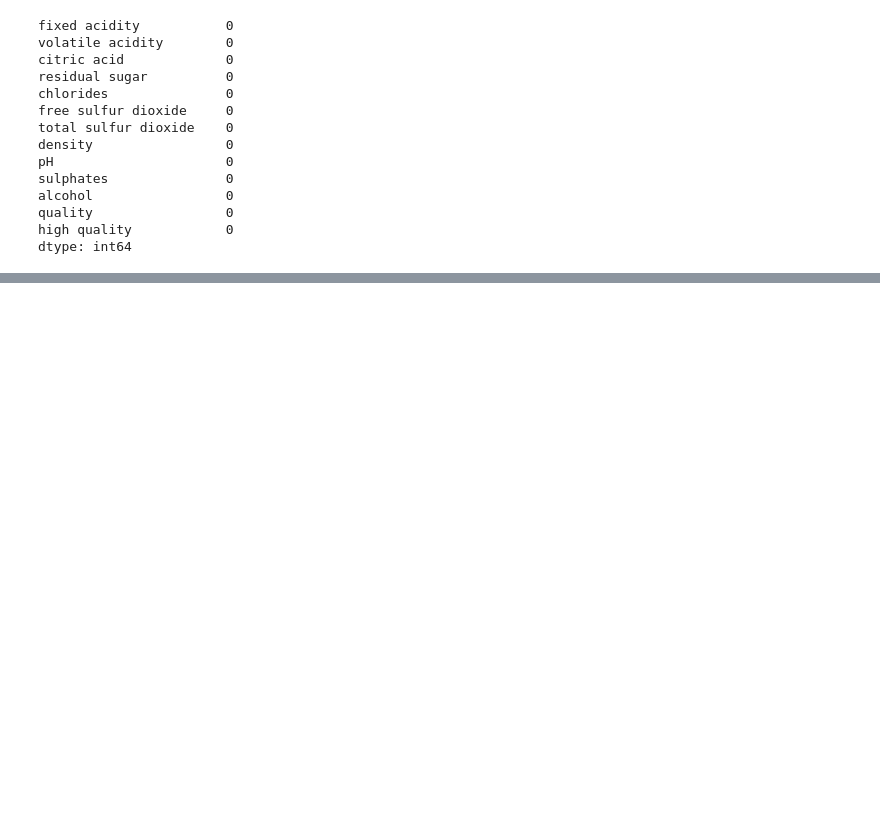
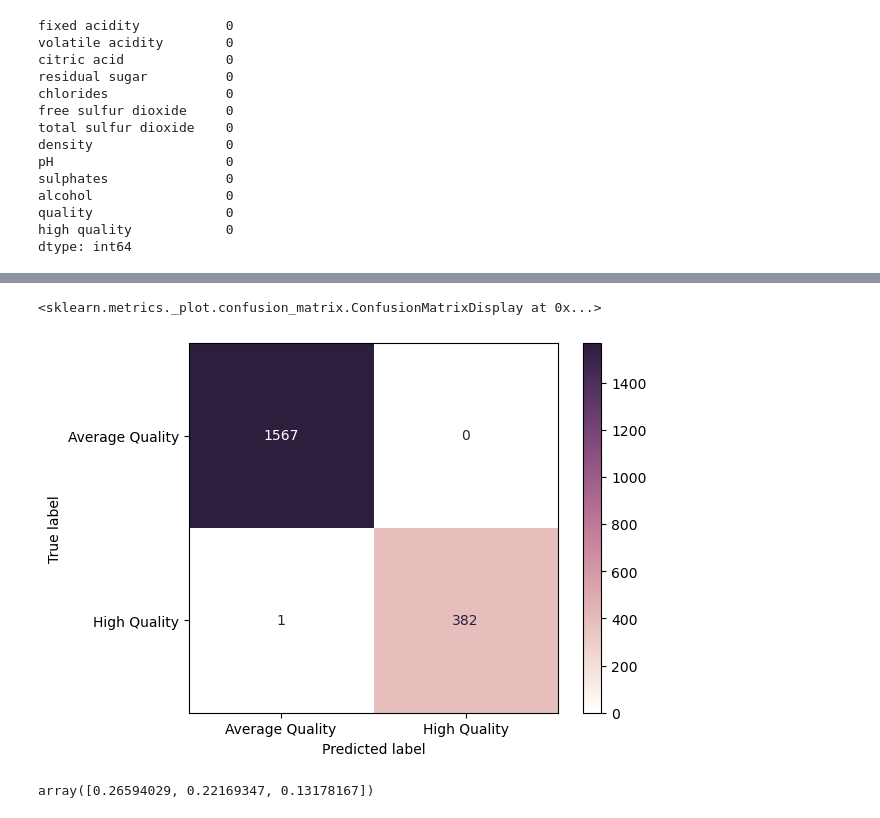
Before and after one commit to nmdollhopf/team1_wine_project, a Jupyter notebook: wineSVM.ipynb, the cells around one changed output, grey strips where cells are left out. Saved outputs shown, nothing was run; the diff lists cells and outputs as text; code cells hidden in the pictures; blank space fills up the shorter version.

```diff
--- a/wineSVM.ipynb
+++ b/wineSVM.ipynb
@@ -145,0 +122,19 @@ ax.yaxis.set_ticklabels(['Bad', 'Good']);
+# %%
+cm_plot = ConfusionMatrixDisplay(confusion_matrix(y_test, y_pred),
+display_labels=['Average Quality', 'High Quality'])
+
+cm_plot.plot(cmap = sns.cubehelix_palette(light=1, as_cmap=True))
+# %% [output]
+<sklearn.metrics._plot.confusion_matrix.ConfusionMatrixDisplay at 0x...>
+[figure, added]
+# %%
+# do PCA
+pca = PCA(n_components=3)
+pcs = pca.fit_transform(X_teSc)
+pca_df = pd.DataFrame(data = pcs, columns = ['PC-1', 'PC-2', 'PC-3'])
+pca_df.head()
+pca.explained_variance_ratio_
+pca_df['class'] = y_pred.tolist()
+pca.explained_variance_ratio_
+# %% [output]
+array([0.26594029, 0.22169347, 0.13178167])
```
Also changed, not shown: parts of 8 cells of this notebook, 2 other files.
